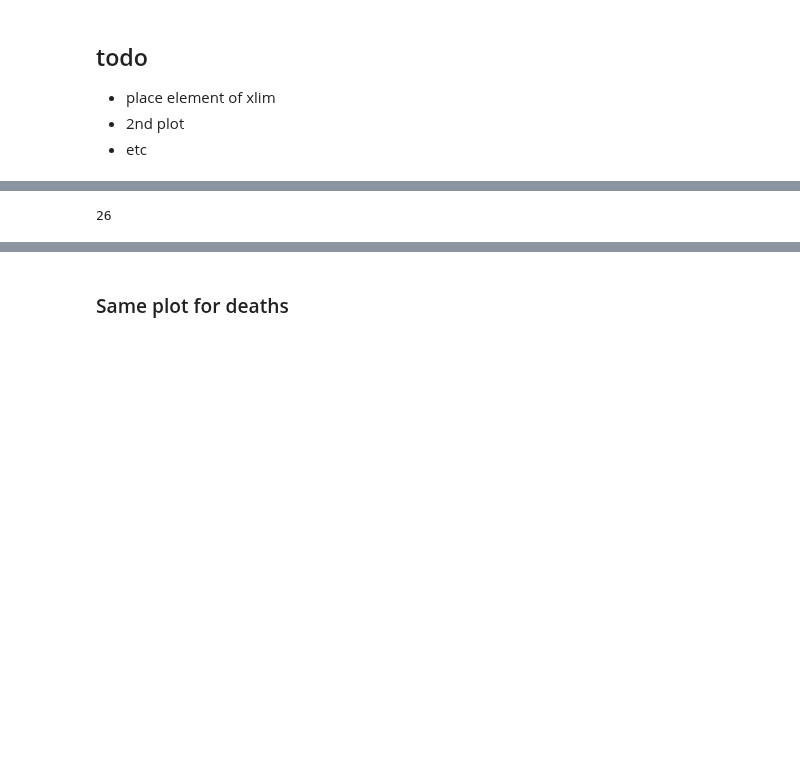
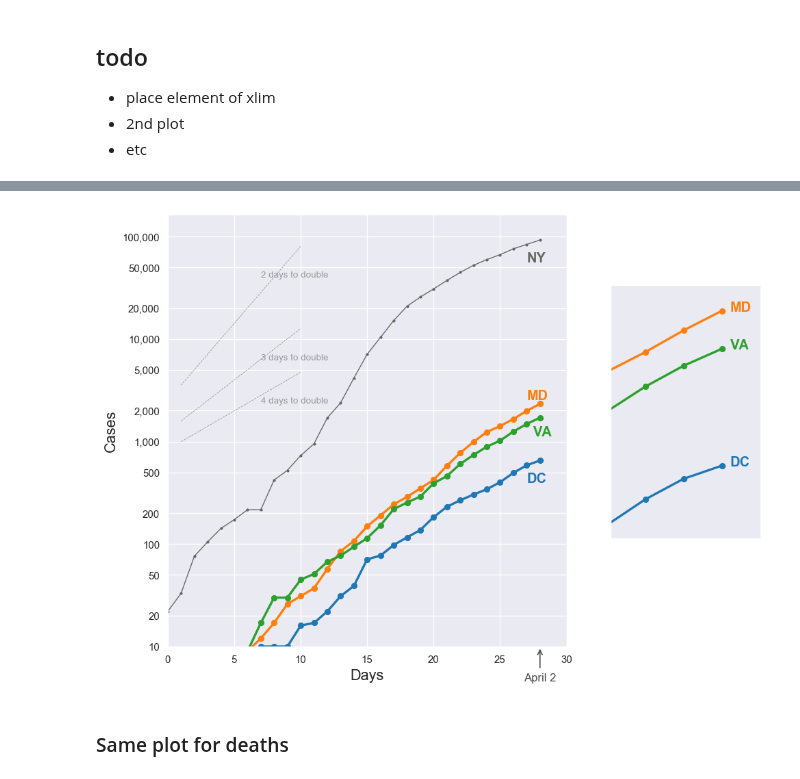
Before and after one commit to histed/DC-area-coronavirus-tracking, a Jupyter notebook: 200401-MH-HG-Covidtracking.ipynb, the cells around one changed output, grey strips where cells are left out. Drawn from its saved outputs; the diff is of its cells as text; code cells hidden in the pictures; blank space fills up the shorter version.

```diff
--- a/200401-MH-HG-Covidtracking.ipynb
+++ b/200401-MH-HG-Covidtracking.ipynb
@@ -260,4 +68,35 @@ Latest data for VA: 2020-03-31 00:00:00
-# %%
-todayx
-# %% [output]
-26
+# %%
+sns.set_style('darkgrid')
+fig, ax = plt.subplots(figsize=r_[1,1]*6, dpi=120)
+
+xlim = r_[0,30]
+todayx = 0 #26
+
+# big plot - states
+for st in ['DC', 'MD', 'VA', 'NY']:
+    cvdC.plot_state(ctDf, st, paramsC, ax, False)
+
+# big plot fixup
+cvdC.fixups(ax)
+#ADJUST AXIS LIMS TO FIT
+ax.set_xlim(xlim)
+ax.set_ylim([10, ax.get_ylim()[1]])
+
+# inset
+ylim = r_[300, 2400] #ADJUST YLIM TO FIT
+axins = cvdC.inset(ctDf, paramsC, ax, ylim, is_inset=True)
+
+#case doubling lines
+xs = r_[1,10] #ADJUST COORDS AS CASES CLIMB
+dtL = [2,3,4]
+cvdC.case_double(xs, dtL, ax) #might have to adjust in scropt
+
+#add arrow
+ax.annotate('April 2', xy=(28,10), xycoords='data', xytext=(0,-30), textcoords='offset points',
+            arrowprops=dict(arrowstyle='->', connectionstyle='arc3', color='0.3'),
+            color='0.3', ha='center')
+# save fig
+fig.tight_layout()
+fig.savefig('./fig-output/ct-%s.png'%datestr, dpi=300, bbox_inches='tight', pad_inches=0.5)
+            #bbox_inches=r_[0,0,10,15])#,
+# %% [output]
@@ -264,3 +110,4 @@ todayx
+[figure, added]
 # %% [markdown]
 ### Same plot for deaths
 # %%
```
Also changed, not shown: parts of 9 cells of this notebook, 11 other files.
